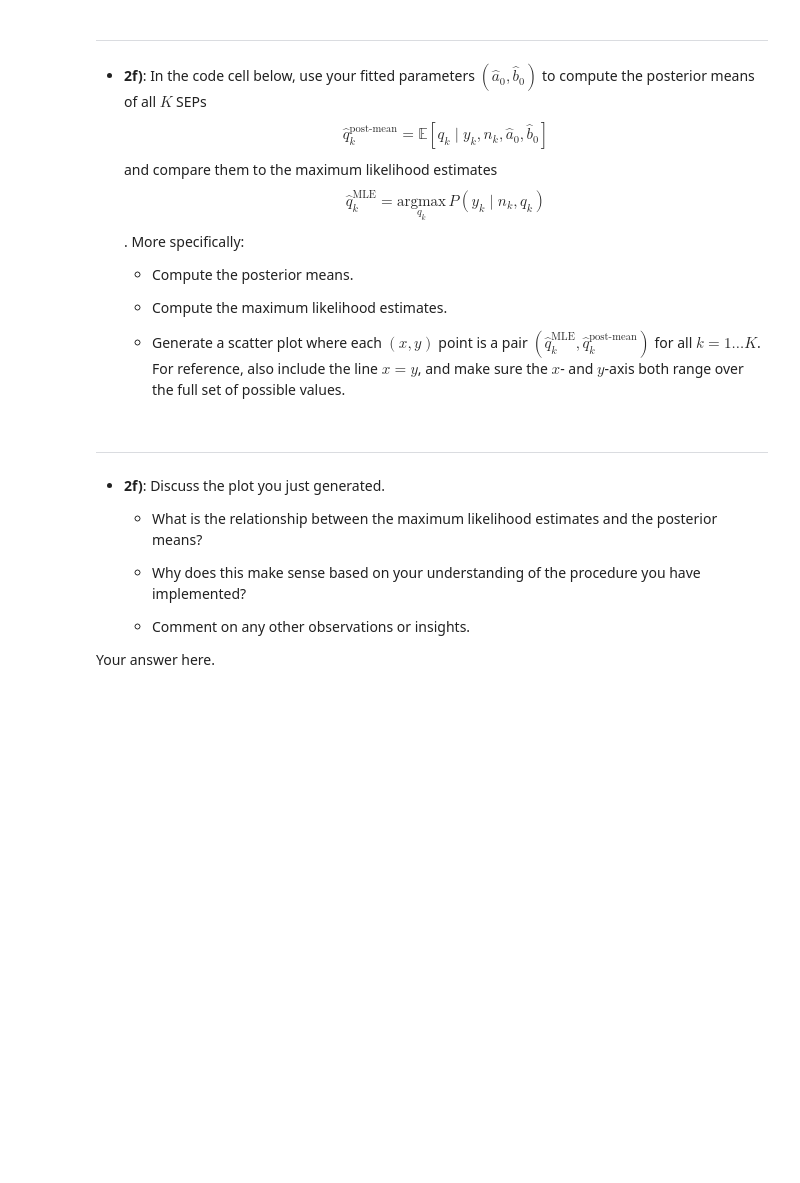
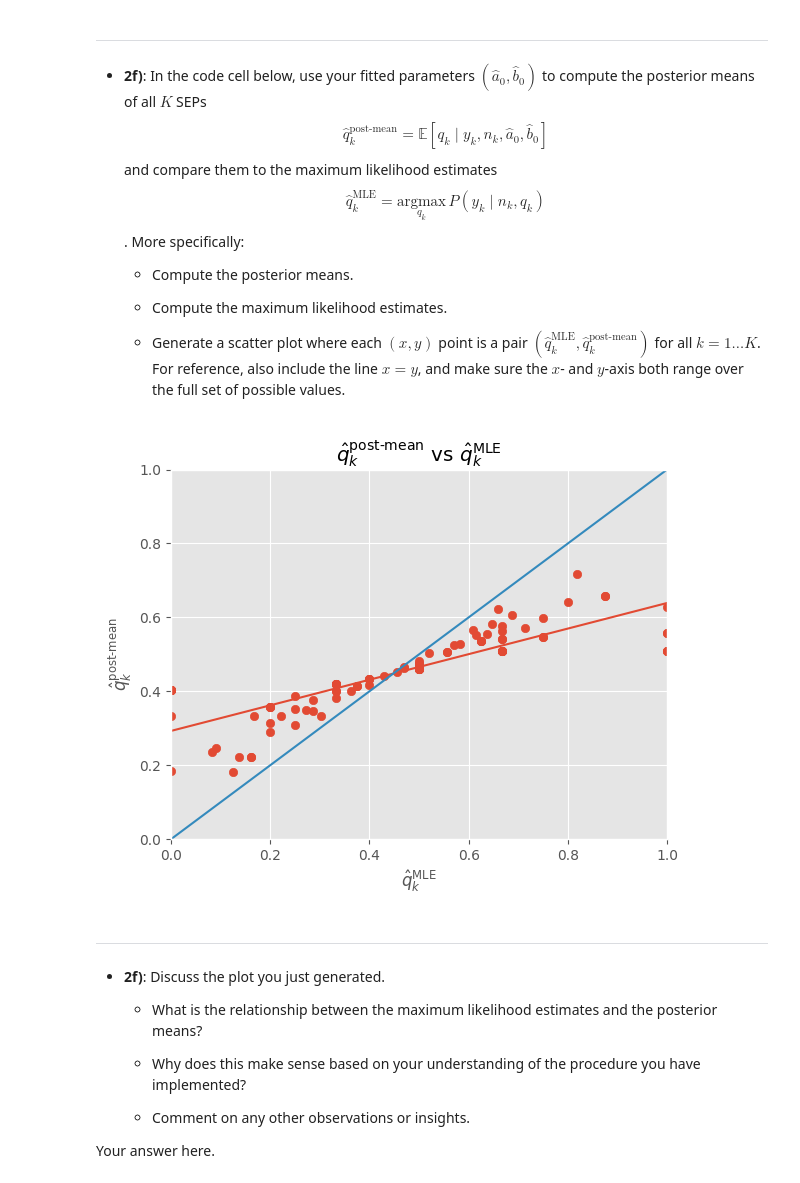
Before and after one commit to MrHumble-Bee/STAT-34800A, a Jupyter notebook: assignments/hw2.ipynb, the cells around one changed output. Drawn from its saved outputs; the diff is of its cells as text; code cells hidden in the pictures; blank space fills up the shorter version.

```diff
--- a/assignments/hw2.ipynb
+++ b/assignments/hw2.ipynb
@@ -338,3 +389,49 @@ print(a0_mle, b0_mle)
+# %%
+def plot_q_hat_comparison(a0_mle: float, b0_mle: float, y: np.array, n: np.array):
+    """Plot the comparison between q_hat_MLE and q_hat_post_mean.
+
+    Args:
+        a0_mle (float): Maximum likelihood estimate of parameter a0.
+        b0_mle (float): Maximum likelihood estimate of parameter b0.
+        y (array): Array of the number of successes for each trial.
+        n (array): Array of the number of trials.
+    """
+    # Calculate q_hat_MLE and q_hat_post_mean
+    q_hat_post_mean = (a0_mle + y) / (a0_mle + b0_mle + n)
+    q_hat_mle = y / n
+
+    # Fit linear regression model
+    lr_model = LinearRegression()
+    lr_model.fit(q_hat_mle.reshape((-1,1)), q_hat_post_mean.reshape((-1,1)))
+
+    # Generate points for plotting the regression line
+    lr_x = np.linspace(0,1,1000)
+    lr_y = lr_model.predict(lr_x.reshape((-1,1)))
+
+    # Plot the regression line
+    plt.plot(lr_x, lr_y)
+
+    # Plot the identity line
+    plt.plot(lr_x, lr_x)
+
+    # Plot the data points
+    plt.scatter(q_hat_mle, q_hat_post_mean)
+
+    # Set labels and title
+    plt.xlabel(r'$\hat{q}_k^{\text{MLE}}$')
+    plt.ylabel(r'$\hat{q}_k^{\text{post-mean}}$')
+    plt.title(r'$\hat{q}_k^{\text{post-mean}}$ vs $\hat{q}_k^{\text{MLE}}$')
+
+    # Limit axis from 0 to 1
+    plt.xlim(0, 1)
+    plt.ylim(0, 1)
+
+    # Show the plot
+    plt.show()
+
+plot_q_hat_comparison(a0_mle, b0_mle, y, n)
+# %% [output]
+[figure, added]
 # %% [markdown]
 ----
 
```
Also changed, not shown: parts of 12 cells of this notebook, 1 other file.
